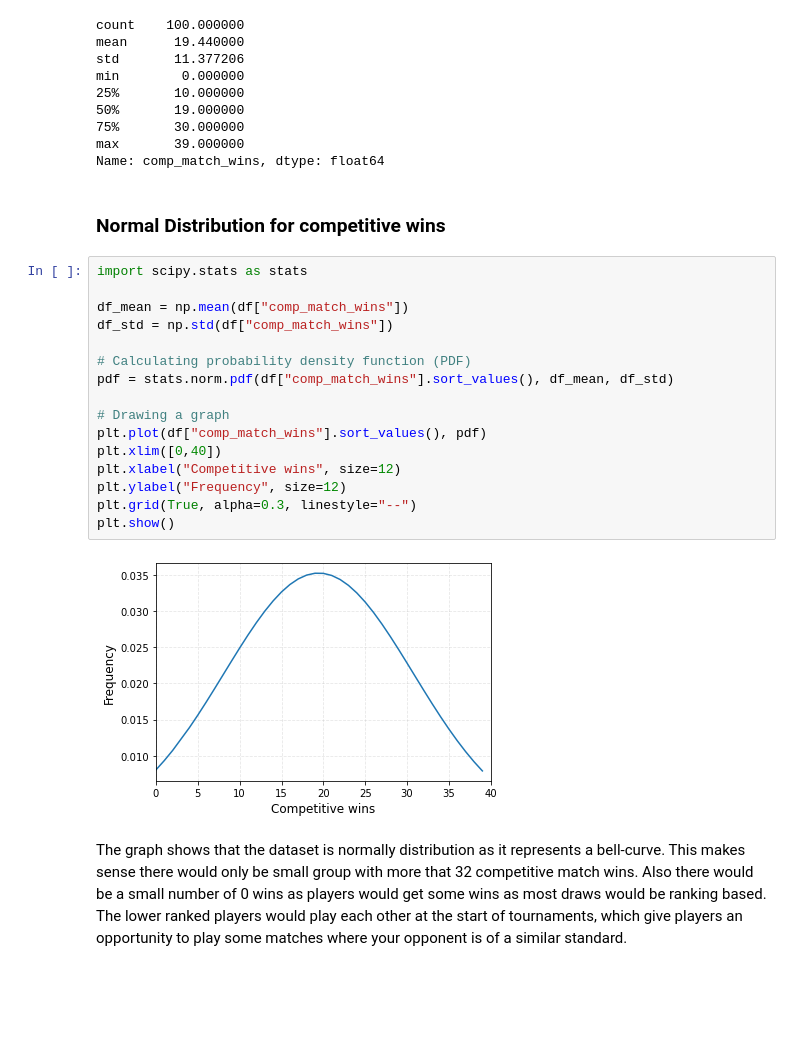
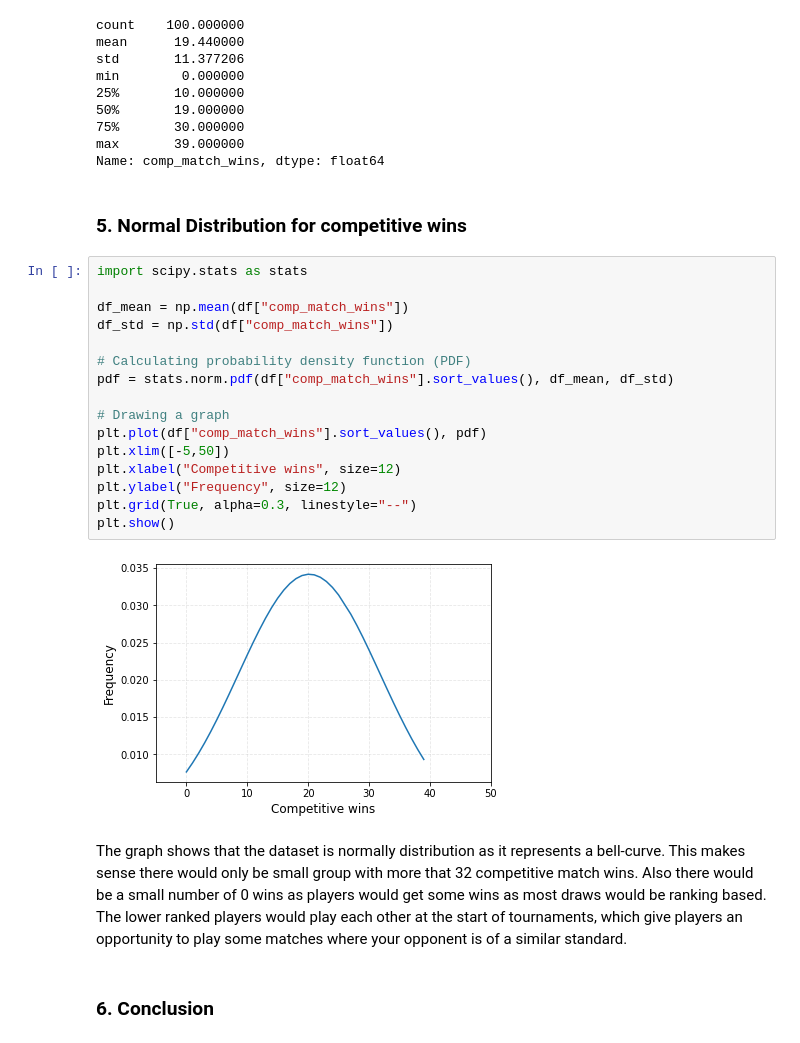
Before and after one commit to G00232918/PfDA_Assignment, a Jupyter notebook: Project_1.ipynb, the cells around one changed output. Drawn from its saved outputs; the diff is of its cells as text; blank space fills up the shorter version.

```diff
--- a/Project_1.ipynb
+++ b/Project_1.ipynb
@@ -220,24 +231,26 @@ min        0.000000
 max       39.000000
 Name: comp_match_wins, dtype: float64
 # %% [markdown]
-### Normal Distribution for competitive wins
+### 5. Normal Distribution for competitive wins
 # %%
 import scipy.stats as stats
 
 df_mean = np.mean(df["comp_match_wins"])
 df_std = np.std(df["comp_match_wins"])
 
 # Calculating probability density function (PDF)
 pdf = stats.norm.pdf(df["comp_match_wins"].sort_values(), df_mean, df_std)
 
 # Drawing a graph
 plt.plot(df["comp_match_wins"].sort_values(), pdf)
-plt.xlim([0,40])
+plt.xlim([-5,50])
 plt.xlabel("Competitive wins", size=12)
 plt.ylabel("Frequency", size=12)
 plt.grid(True, alpha=0.3, linestyle="--")
 plt.show()
 # %% [output]
-[figure, old version]
+[figure, new version]
 # %% [markdown]
 The graph shows that the dataset is normally distribution as it represents a bell-curve. This makes sense there would only be small group with more that 32 competitive match wins. Also there would be a small number of 0 wins as players would get some wins as most draws would be ranking based. The lower ranked players would play each other at the start of tournaments, which give players an opportunity to play some matches where your opponent is of a similar standard.
+# %% [markdown]
+### 6. Conclusion
```
Also changed, not shown: parts of 23 cells of this notebook, 2 other files.
